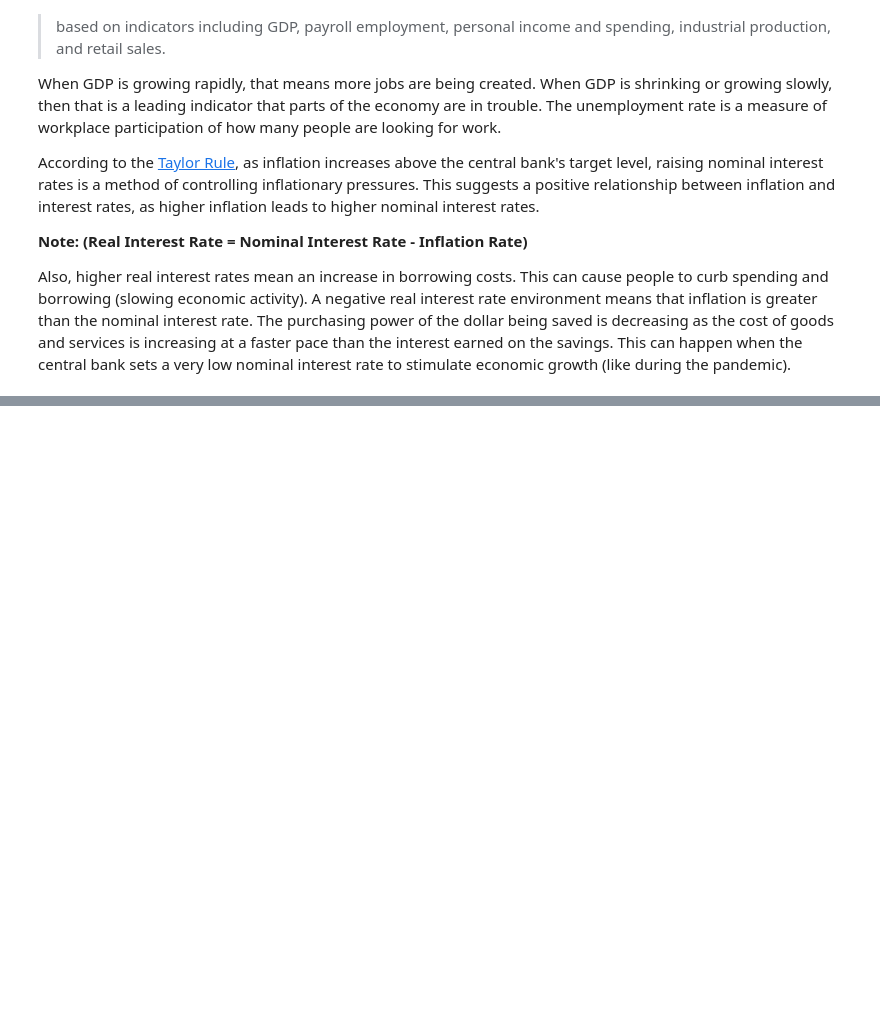
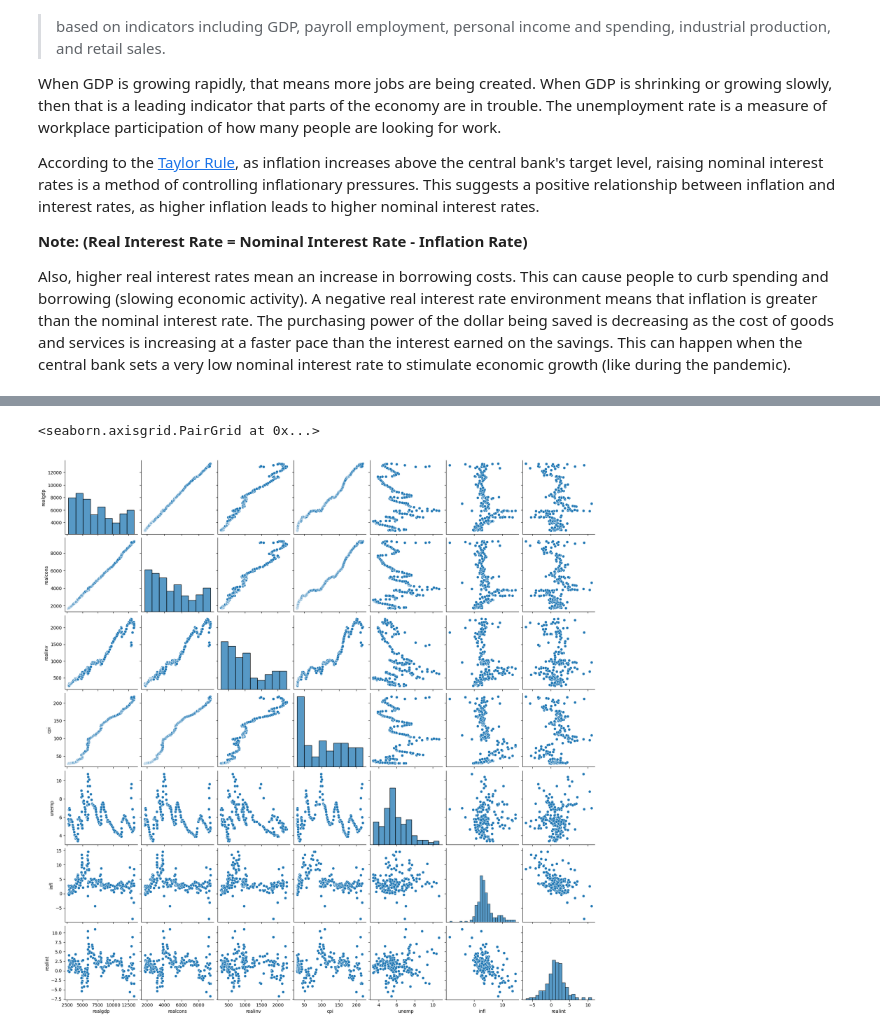
Before and after one commit to tylerchg/Personal-Project, a Jupyter notebook: Project 1/Codes for Project 1.ipynb, the cells around one changed output, grey strips where cells are left out. Cells and saved outputs as stored; diff of their text form; code cells hidden in the pictures; blank space fills up the shorter version.

```diff
--- a/Project 1/Codes for Project 1.ipynb
+++ b/Project 1/Codes for Project 1.ipynb
@@ -363,0 +402,5 @@ data.describe()
+# %%
+sns.pairplot(data)
+# %% [output]
+<seaborn.axisgrid.PairGrid at 0x...>
+[figure, added]
```
Also changed, not shown: parts of 14 cells of this notebook, 1 other file.
